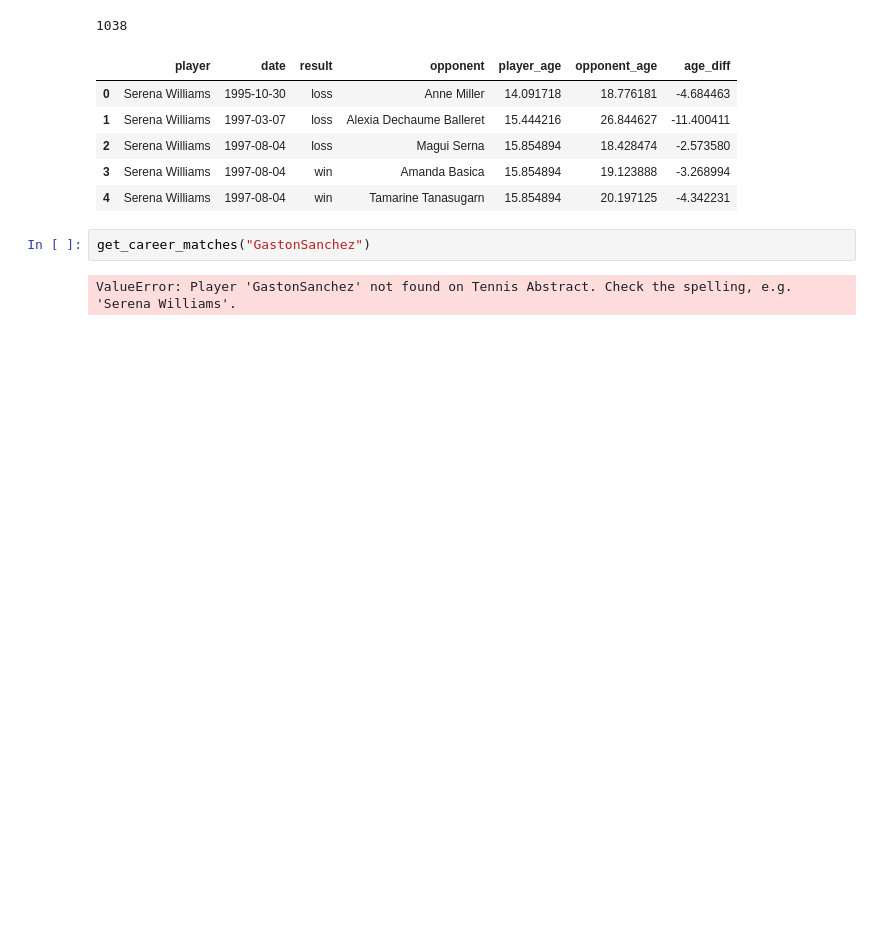
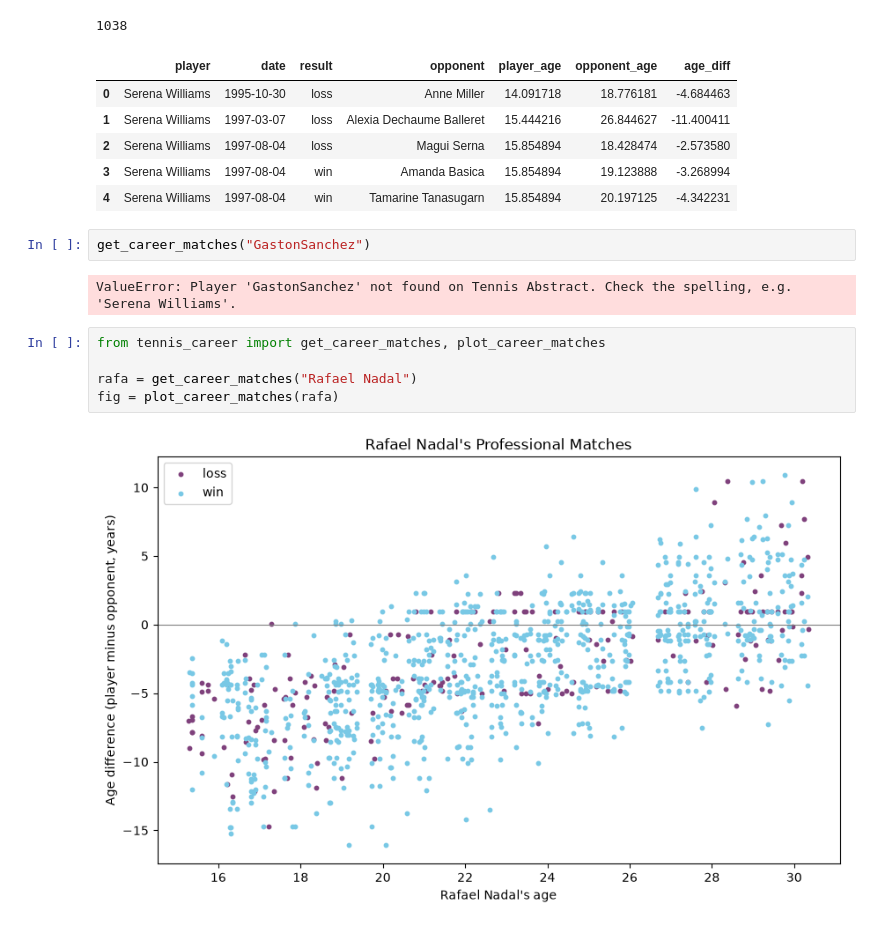
Before and after one commit to UCB-stat159-f26/hw03-2-agheadley32, a Jupyter notebook: notebooks/explore_mockups.ipynb, the cells around one changed output. Cells and saved outputs as stored; diff of their text form; blank space fills up the shorter version.

Commit message:
Plot live Nadal career matches in exploration notebook

```diff
--- a/notebooks/explore_mockups.ipynb
+++ b/notebooks/explore_mockups.ipynb
@@ -85,3 +85,10 @@ serena.head()
 get_career_matches("GastonSanchez")
 # %% [output]
 ValueError: Player 'GastonSanchez' not found on Tennis Abstract. Check the spelling, e.g. 'Serena Williams'.
+# %%
+from tennis_career import get_career_matches, plot_career_matches
+
+rafa = get_career_matches("Rafael Nadal")
+fig = plot_career_matches(rafa)
+# %% [output]
+[figure, added]
```
